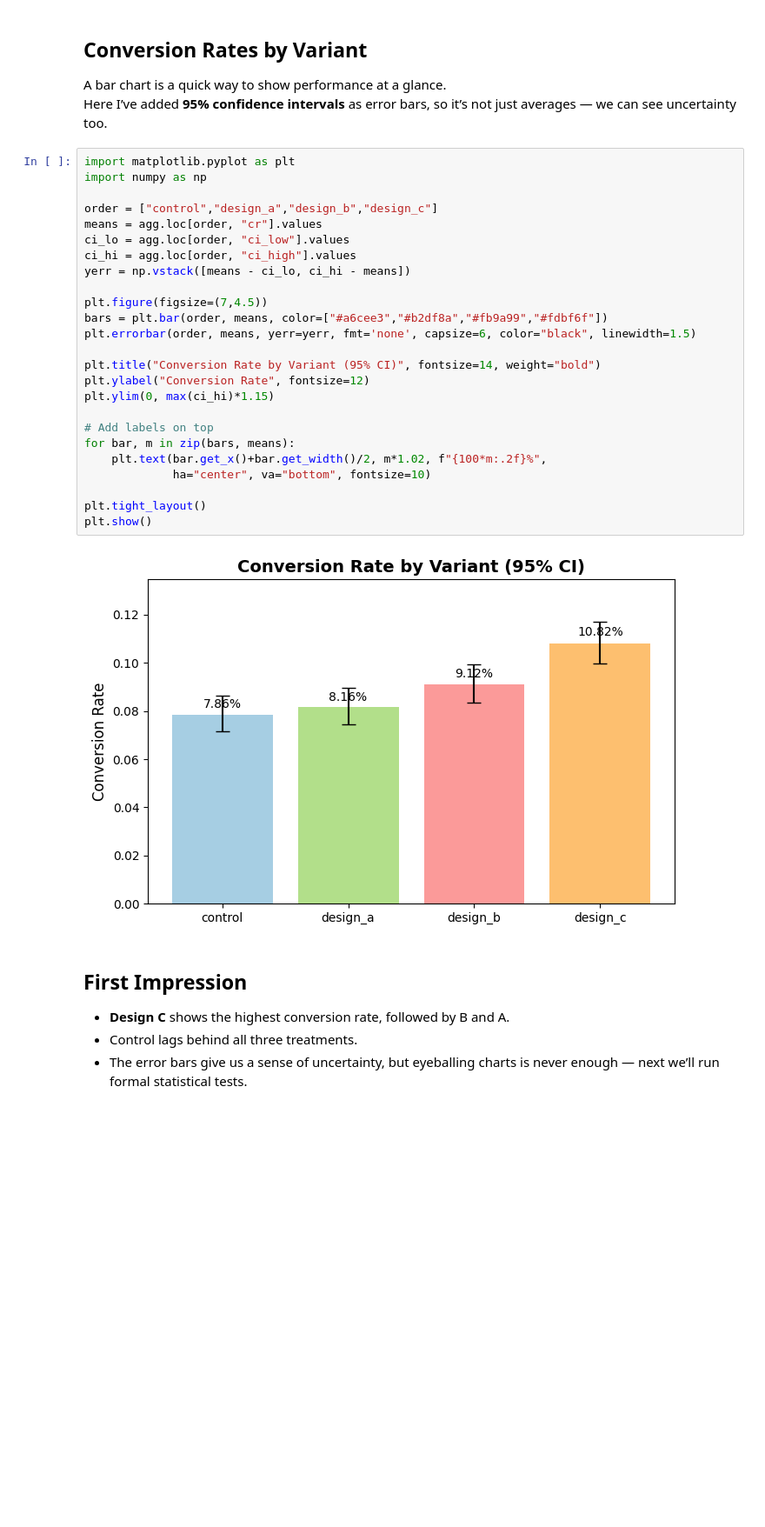
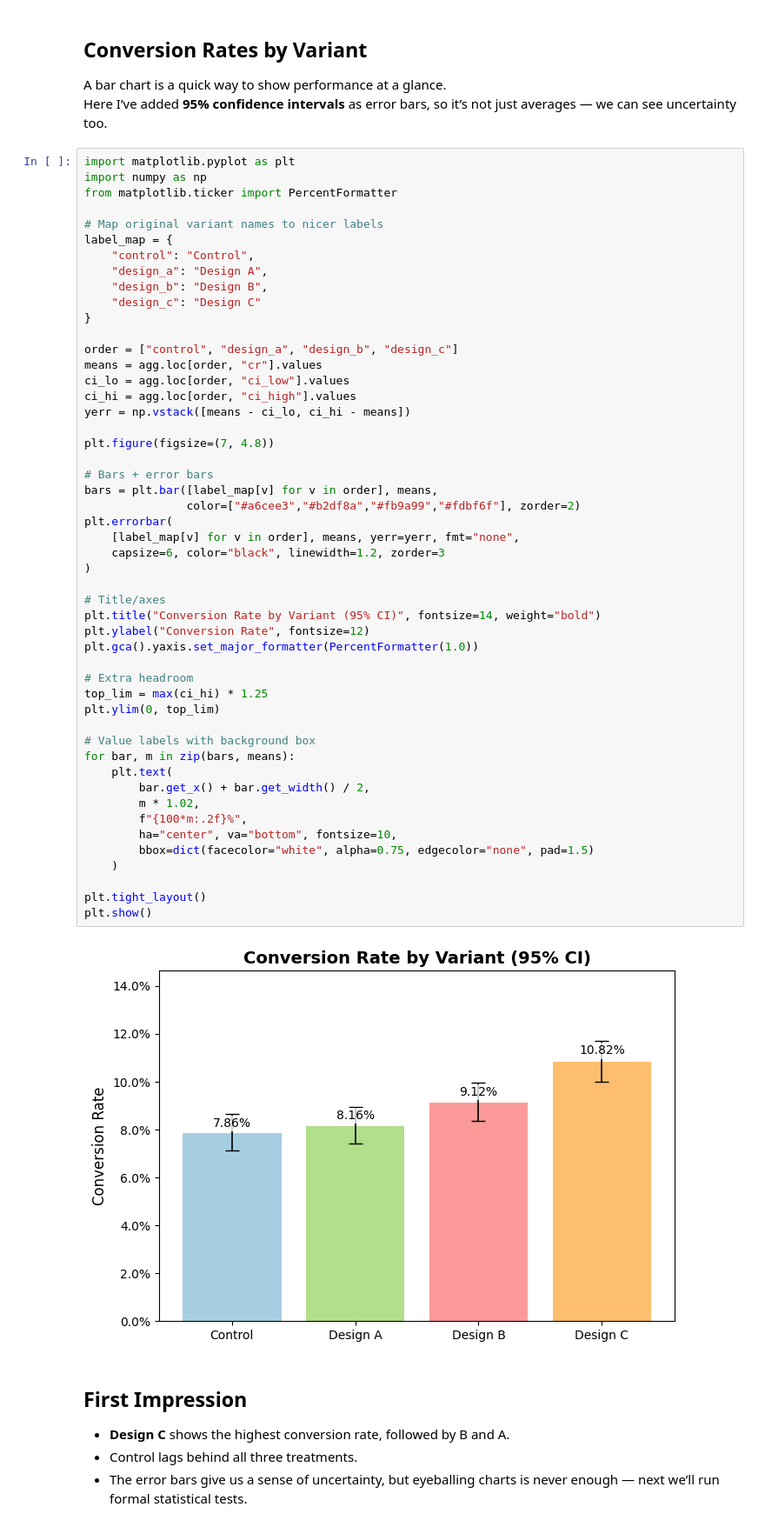
Before and after one commit to crystalmford/windows-experimentation-abtest, a Jupyter notebook: windows_experimentation_abtest.ipynb, the cells around one changed output. Shown at 87% size. Cells and saved outputs as stored; diff of their text form; blank space fills up the shorter version.

Commit message:
Polished final notebook: cleaned duplicates, updated labels & summary

```diff
--- a/windows_experimentation_abtest.ipynb
+++ b/windows_experimentation_abtest.ipynb
@@ -138,30 +147,55 @@ Here I’ve added **95% confidence intervals** as error bars, so it’s not just
 # %%
 import matplotlib.pyplot as plt
 import numpy as np
+from matplotlib.ticker import PercentFormatter
 
-order = ["control","design_a","design_b","design_c"]
+# Map original variant names to nicer labels
+label_map = {
+    "control": "Control",
+    "design_a": "Design A",
+    "design_b": "Design B",
+    "design_c": "Design C"
+}
+
+order = ["control", "design_a", "design_b", "design_c"]
 means = agg.loc[order, "cr"].values
 ci_lo = agg.loc[order, "ci_low"].values
 ci_hi = agg.loc[order, "ci_high"].values
 yerr = np.vstack([means - ci_lo, ci_hi - means])
 
-plt.figure(figsize=(7,4.5))
-bars = plt.bar(order, means, color=["#a6cee3","#b2df8a","#fb9a99","#fdbf6f"])
-plt.errorbar(order, means, yerr=yerr, fmt='none', capsize=6, color="black", linewidth=1.5)
+plt.figure(figsize=(7, 4.8))
 
+# Bars + error bars
+bars = plt.bar([label_map[v] for v in order], means,
+               color=["#a6cee3","#b2df8a","#fb9a99","#fdbf6f"], zorder=2)
+plt.errorbar(
+    [label_map[v] for v in order], means, yerr=yerr, fmt="none",
+    capsize=6, color="black", linewidth=1.2, zorder=3
+)
+
+# Title/axes
 plt.title("Conversion Rate by Variant (95% CI)", fontsize=14, weight="bold")
 plt.ylabel("Conversion Rate", fontsize=12)
-plt.ylim(0, max(ci_hi)*1.15)
+plt.gca().yaxis.set_major_formatter(PercentFormatter(1.0))
 
-# Add labels on top
+# Extra headroom
+top_lim = max(ci_hi) * 1.25
+plt.ylim(0, top_lim)
+
+# Value labels with background box
 for bar, m in zip(bars, means):
-    plt.text(bar.get_x()+bar.get_width()/2, m*1.02, f"{100*m:.2f}%",
-             ha="center", va="bottom", fontsize=10)
+    plt.text(
+        bar.get_x() + bar.get_width() / 2,
+        m * 1.02,
+        f"{100*m:.2f}%",
+        ha="center", va="bottom", fontsize=10,
+        bbox=dict(facecolor="white", alpha=0.75, edgecolor="none", pad=1.5)
+    )
 
 plt.tight_layout()
 plt.show()
 # %% [output]
-[figure, old version]
+[figure, new version]
 # %% [markdown]
 ## First Impression
 
```
Also changed, not shown: parts of 4 cells of this notebook.
